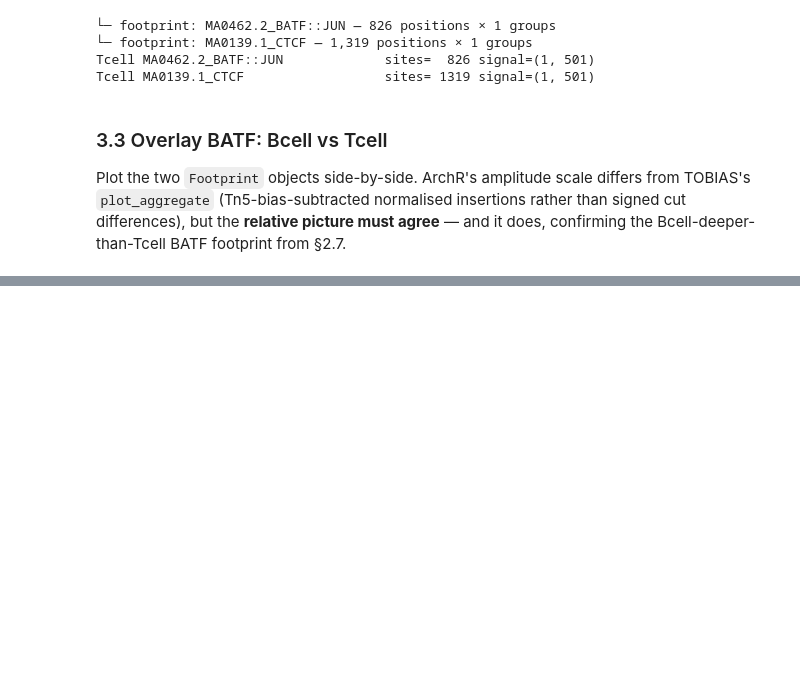
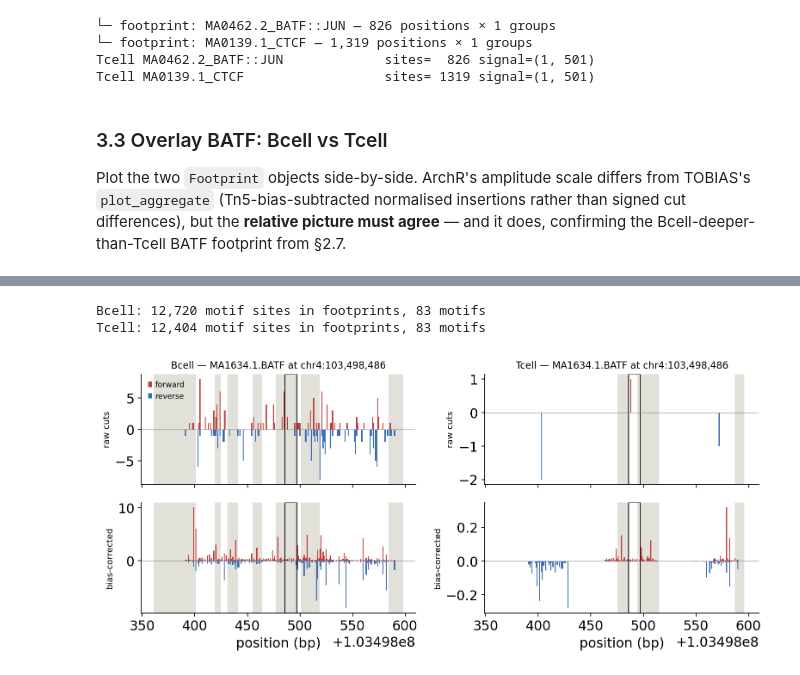
Before and after one commit to aristoteleo/epione, a Jupyter notebook: epione_guide/tutorials/bulk/t_footprint.ipynb, the cells around one changed output, grey strips where cells are left out. Saved outputs shown, nothing was run; the diff lists cells and outputs as text; code cells hidden in the pictures; blank space fills up the shorter version.

```diff
--- a/epione_guide/tutorials/bulk/t_footprint.ipynb
+++ b/epione_guide/tutorials/bulk/t_footprint.ipynb
@@ -455,0 +521,52 @@ The biology recovers **the same way in both backends**: on this chr4 subset BATF
+# %%
+hint_mpbs = {}
+for cond in ('Bcell', 'Tcell'):
+    hint_mpbs[cond] = epi.tl.hint_match_motifs(
+        hint_fp[cond], DATA / 'motifs.jaspar', DATA / 'genome.fa',
+        output=OUT / f'hint_{cond}_mpbs.bed')
+    print(f"{cond}: {len(hint_mpbs[cond]):,} motif sites in footprints, "
+          f"{hint_mpbs[cond]['name'].nunique()} motifs")
+
+# The BATF site whose footprint (Bcell) has the most reads
+fpB, siteB = hint_fp['Bcell'], hint_mpbs['Bcell']
+batf = siteB[siteB['name'].str.contains('BATF')].copy()
+j = np.searchsorted(fpB['start'].values, batf['start'].values, side='right') - 1
+batf['tag_count'] = fpB['tag_count'].values[j]
+site = batf.sort_values('tag_count', ascending=False).iloc[0]
+mid = (site['start'] + site['end']) // 2
+lo, hi = mid - 100, mid + 100
+x = np.arange(lo, hi)
+
+fig, axes = plt.subplots(2, 2, figsize=(10, 4.6), sharex=True)
+for col, cond in enumerate(('Bcell', 'Tcell')):
+    sig = epi.tl.hint_signal(DATA / f'{cond}.bam', site['chrom'], lo, hi, bias=hint_bias)
+    raw_f = sig['raw_f_max145'][25:-25] + sig['raw_f_min145'][25:-25]
+    raw_r = sig['raw_r_max145'][25:-25] + sig['raw_r_min145'][25:-25]
+    bc_f = sig['bc_f_max145'] + sig['bc_f_min145']
+    bc_r = sig['bc_r_max145'] + sig['bc_r_min145']
+    for row, (f, r, label) in enumerate(((raw_f, raw_r, 'raw cuts'),
+                                         (bc_f, bc_r, 'bias-corrected'))):
+        ax = axes[row, col]
+        fpc = hint_fp[cond]
+        fp = fpc[(fpc['chrom'] == site['chrom']) & (fpc['end'] > lo) & (fpc['start'] < hi)]
+        for s, e in fp[['start', 'end']].values:
+            ax.axvspan(s, e, color='#e1e0d9', lw=0)
+        ax.bar(x, f, width=1, color='#c13e3e', lw=0, label='forward')
+        ax.bar(x, -r, width=1, color='#3a6eb3', lw=0, label='reverse')
+        ax.add_patch(plt.Rectangle((site['start'], ax.get_ylim()[0]), site['end'] - site['start'],
+                                   ax.get_ylim()[1] - ax.get_ylim()[0], fill=False, ec='k', lw=0.8))
+        ax.axhline(0, color='#888', lw=0.5)
+        ax.set_ylabel(label, fontsize=9)
+        if row == 0:
+            ax.set_title(f"{cond} — {site['name']} at {site['chrom']}:{site['start']:,}", fontsize=10)
+        for sp in ('top', 'right'):
+            ax.spines[sp].set_visible(False)
+axes[0, 0].legend(frameon=False, fontsize=8)
+for ax in axes[1]:
+    ax.set_xlabel('position (bp)')
+plt.tight_layout()
+fig
+# %% [output]
+Bcell: 12,720 motif sites in footprints, 83 motifs
+Tcell: 12,404 motif sites in footprints, 83 motifs
+[figure, added]
```
Also changed, not shown: parts of 20 cells of this notebook, 1 other file.
